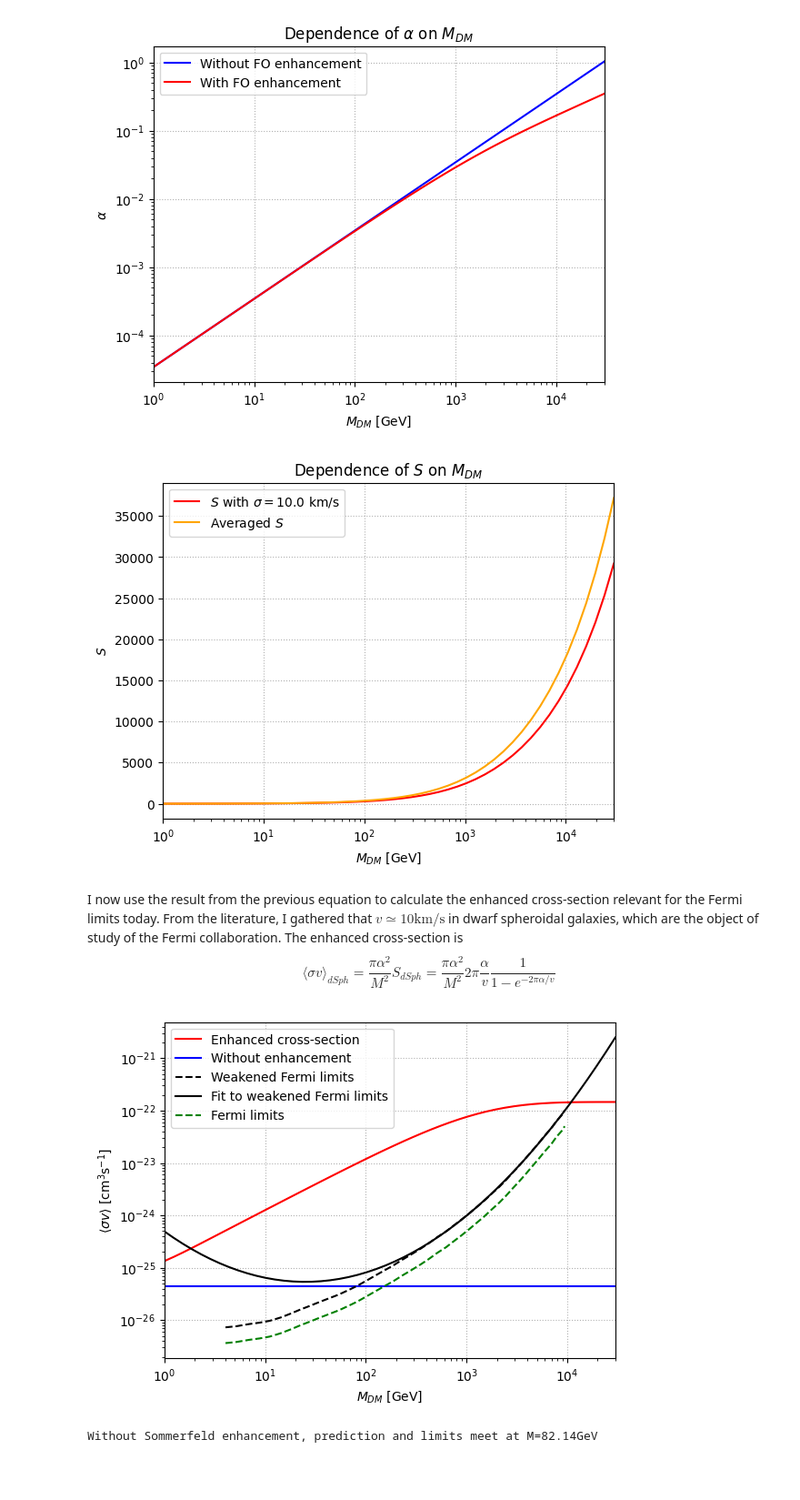
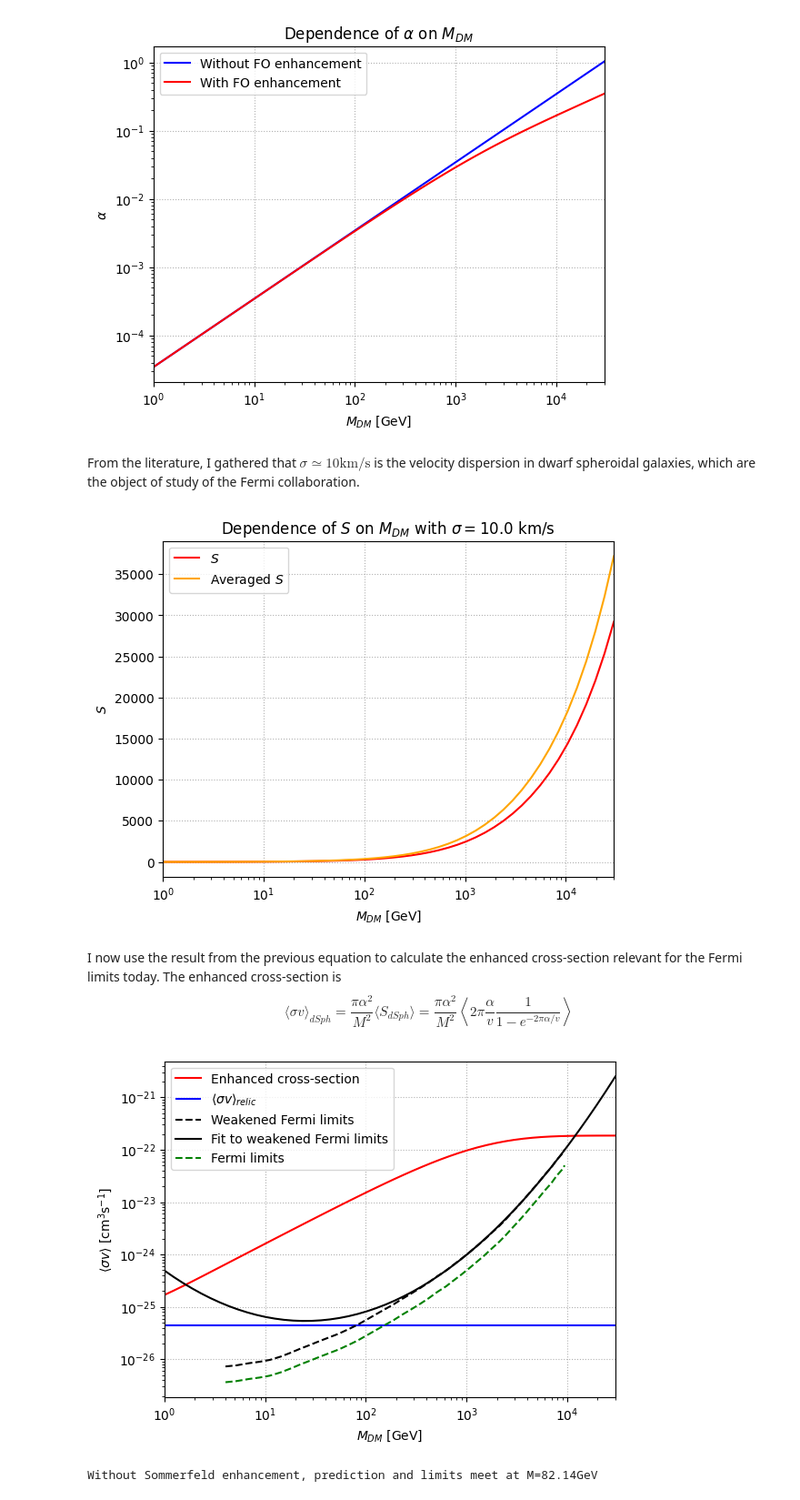
Before and after one commit to LuckeeDev/bachelor-thesis, a Jupyter notebook: notebooks/sommerfeld.ipynb, the cells around one changed output. Shown at 91% size. Cells and saved outputs as stored; diff of their text form; code cells hidden in the pictures; blank space fills up the shorter version.

```diff
--- a/notebooks/sommerfeld.ipynb
+++ b/notebooks/sommerfeld.ipynb
@@ -59,3 +51,5 @@ plt.plot(M_axis, alpha(M_axis), color="red", label="With FO enhancement");
 plt.legend();
 # %% [output]
 [figure]
+# %% [markdown]
+From the literature, I gathered that $\sigma \simeq 10 \mathrm{km}/\mathrm{s}$ is the velocity dispersion in dwarf spheroidal galaxies, which are the object of study of the Fermi collaboration.
@@ -62,32 +67,29 @@ plt.legend();
 # %%
-plt.title("Dependence of $S$ on $M_{DM}$")
+plt.title("Dependence of $S$ on $M_{DM}$ with $\\sigma=$" + str(vdisp_dSph * 300000) + " km/s")
 plt.xlabel("$M_{DM}$ [GeV]")
 plt.ylabel("$S$")
 plt.xscale("log")
 plt.grid(linestyle=':')
 plt.margins(x=0)
-plt.plot(M_axis, S(alpha(M_axis), avg_vrel_dSph), color="red", label="$S$ with $\\sigma=$" + str(vdisp_dSph * 300000) + " km/s");
+plt.plot(M_axis, S(alpha(M_axis), avg_vrel_dSph), color="red", label="$S$");
 plt.plot(M_axis, avgS(alpha(M_axis)), color="orange", label="Averaged $S$");
 plt.legend();
 # %% [output]
-[figure, old version]
+[figure, new version]
 # %% [markdown]
-I now use the result from the previous equation to calculate the enhanced cross-section relevant for the Fermi limits today. From the literature, I gathered that $v \simeq 10 \mathrm{km}/\mathrm{s}$ in dwarf spheroidal galaxies, which are the object of study of the Fermi collaboration. The enhanced cross-section is
+I now use the result from the previous equation to calculate the enhanced cross-section relevant for the Fermi limits today. The enhanced cross-section is
 $$
-\langle \sigma v \rangle _{dSph} = \frac{\pi \alpha^2}{M^2} S_{dSph} = \frac{\pi \alpha^2}{M^2} 2\pi \frac{\alpha}{v} \frac{1}{1- e^{-2\pi \alpha / v}}
+\langle \sigma v \rangle _{dSph} = \frac{\pi \alpha^2}{M^2} \langle S_{dSph} \rangle = \frac{\pi \alpha^2}{M^2} \left\langle 2\pi \frac{\alpha}{v} \frac{1}{1- e^{-2\pi \alpha / v}} \right\rangle
 $$
 # %%
 def sigmav_now(M):
 	a = alpha(M)
-	return sigmav_conversion * np.pi * a ** 2 / M ** 2 * S(a, avg_vrel_dSph)
-
-def simple_sigmav(M):
-	return sigmav_conversion * np.pi * simple_alpha(M) ** 2 / M ** 2
+	return sigmav_conversion * np.pi * a ** 2 / M ** 2 * avgS(a)
 # %%
 import csv
 
 M = []
-sigma = []
+sigmav = []
 with open('fermi-data.csv', 'r') as f:
 	reader = csv.reader(f)
 	next(reader)  # skip header
@@ -95,28 +97,28 @@ with open('fermi-data.csv', 'r') as f:
 	for row in reader:
 		if row:  # skip empty rows
 			M.append(float(row[0]))
-			sigma.append(float(row[1]) * 10**(-26))
+			sigmav.append(float(row[1]) * 10**(-26))
 
 	M = np.array(M)
-	sigma = np.array(sigma)
+	sigmav = np.array(sigmav)
 # %%
 def fit_func(M, K, M0, a, b):
 	return K * (M / M0) ** (-a - b * np.log(M / M0))
 
-popt, pcov = opt.curve_fit(fit_func, M, sigma * 2, p0=[10**(-26), 1, 1, -1])
+popt, pcov = opt.curve_fit(fit_func, M, sigmav * 2, p0=[10**(-26), 1, 1, -1])
 # %%
 plt.xlabel("$M_{DM}$ [GeV]")
 plt.ylabel("$\\langle \\sigma v \\rangle \\ [\\mathrm{cm}^3\\mathrm{s}^{-1}]$")
 plt.xscale("log")
 plt.yscale("log")
 plt.margins(x=0)
 plt.grid(linestyle=':')
 plt.plot(M_axis, sigmav_now(M_axis), color="red", label="Enhanced cross-section");
-plt.plot(M_axis, simple_sigmav(M_axis), color="blue", label="Without enhancement");
-plt.plot(M, sigma * 2, '--', color="black", label="Weakened Fermi limits");
+plt.hlines(y=sigmav_relic, xmin=M_axis[0], xmax=M_axis[-1], color="blue", label="$\\langle \\sigma v \\rangle_{relic}$");
+plt.plot(M, sigmav * 2, '--', color="black", label="Weakened Fermi limits");
 plt.plot(M_axis, fit_func(M_axis, *popt), color="black", label="Fit to weakened Fermi limits");
-plt.plot(M, sigma, '--', color="green", label="Fermi limits");
+plt.plot(M, sigmav, '--', color="green", label="Fermi limits");
 plt.legend();
 # %% [output]
-[figure, old version]
+[figure, new version]
 # %%
```
Also changed, not shown: parts of 6 cells of this notebook.
